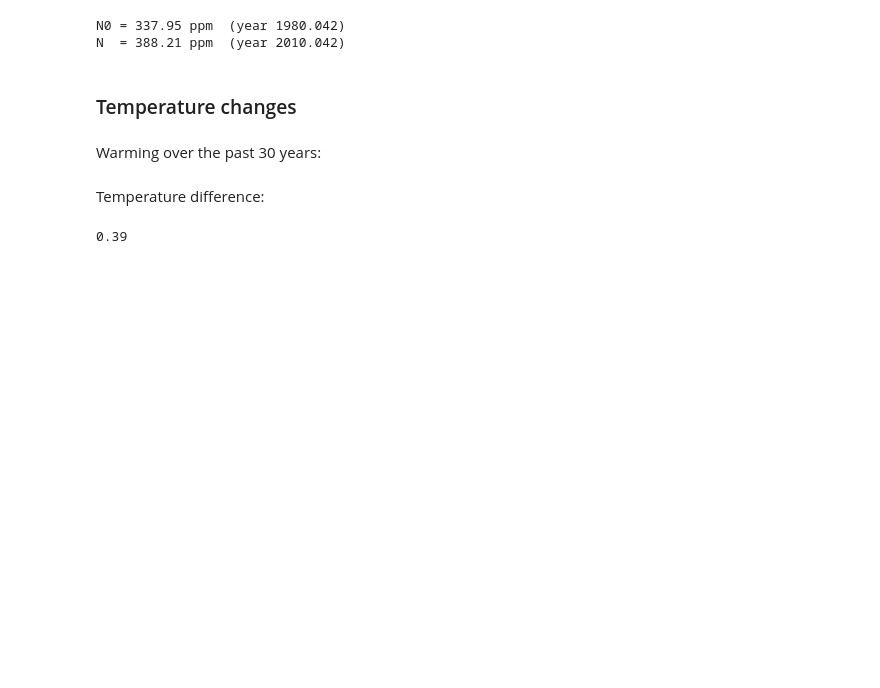
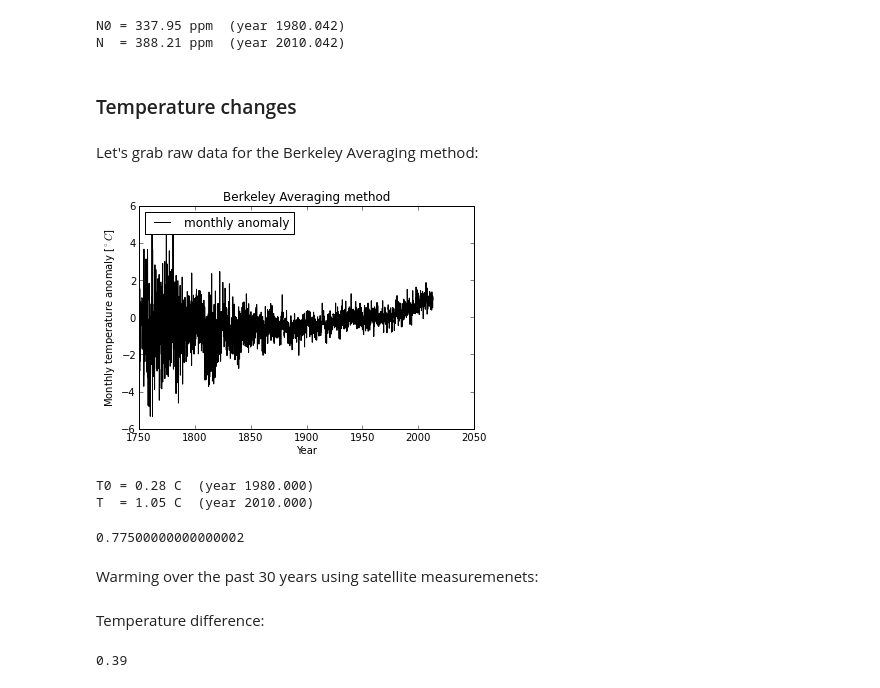
Before and after one commit to certik/climate, a Jupyter notebook: CO2 temperature analysis.ipynb, the cells around one changed output. Cells and saved outputs as stored; diff of their text form; code cells hidden in the pictures; blank space fills up the shorter version.

Commit message:
Add temperature data

```diff
--- a/CO2 temperature analysis.ipynb
+++ b/CO2 temperature analysis.ipynb
@@ -54,3 +56,5 @@ N0 = 337.95 ppm  (year 1980.042)
 N  = 388.21 ppm  (year 2010.042)
 # %% [markdown]
 ### Temperature changes
+# %% [markdown]
+Let's grab raw data for the Berkeley Averaging method:
@@ -57,5 +63,37 @@ N  = 388.21 ppm  (year 2010.042)
+# %%
+D = loadtxt("Full_TAVG_complete.txt", comments="%")
+# Construct floating point years using years + months
+years_int = D[:, 0]
+months = D[:, 1]
+years = years_int + (months-1) / 12
+# Read off month anomaly + uncertainty
+anomaly = D[:, 2]
+unc = D[:, 3]
+# %%
+plot(years, anomaly, "k-", label="monthly anomaly")
+xlabel("Year")
+ylabel("Monthly temperature anomaly [$^\circ C$]")
+title("Berkeley Averaging method")
+legend(loc="upper left");
+# %% [output]
+[figure, added]
+# %%
+idx1980 = sum(years < 1980)
+idx2010 = sum(years < 2010)
+T0 = anomaly[idx1980]
+T  = anomaly[idx2010]
+print "T0 = %.2f C  (year %.3f)" % (T0, years[idx1980])
+print "T  = %.2f C  (year %.3f)" % (T,  years[idx2010])
+dT = T-T0
+# %% [output]
+T0 = 0.28 C  (year 1980.000)
+T  = 1.05 C  (year 2010.000)
+# %%
+dT
+# %% [output]
+0.77500000000000002
 # %% [markdown]
-Warming over the past 30 years:
+Warming over the past 30 years using satellite measuremenets:
 # %%
 dTdt = 0.13 # C / decade
 # %% [markdown]
```
Also changed, not shown: parts of 3 cells of this notebook.
